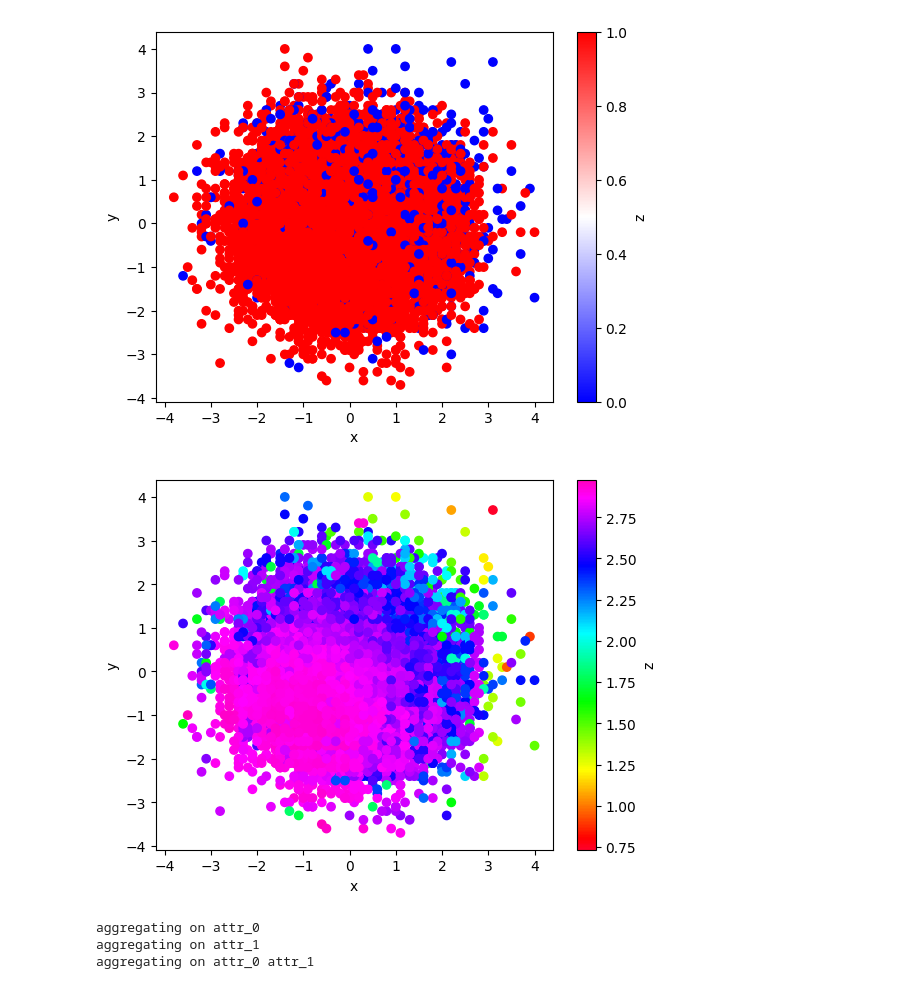
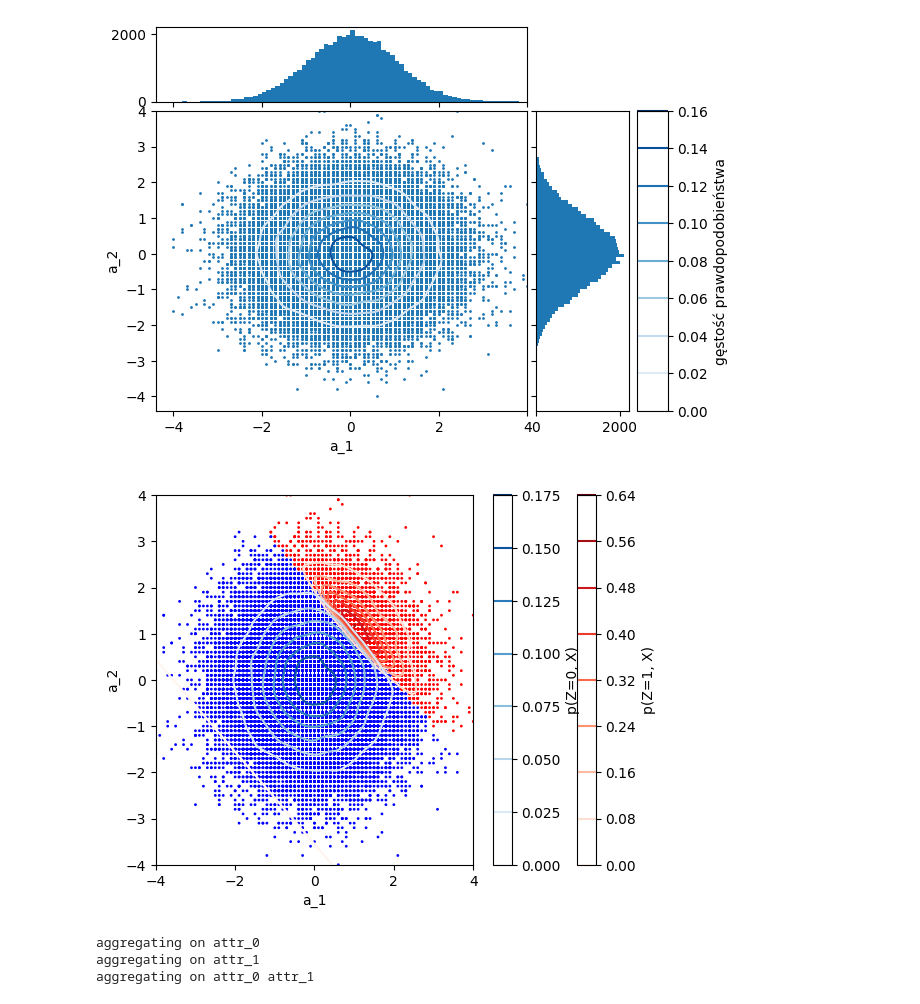
Before and after one commit to JakubDmochowski/Masters-Thesis-Aggregate-Observations, a Jupyter notebook: distribution_dependence.ipynb, the cells around one changed output. Cells and saved outputs as stored; diff of their text form; code cells hidden in the pictures.

Commit message:
Update everything, models use nll_loss, working version of learning from dependent observations

```diff
--- a/distribution_dependence.ipynb
+++ b/distribution_dependence.ipynb
@@ -4,7 +4,9 @@ from matplotlib import pyplot as plt
 import torch
 from data.dataset import Observation
 # %%
-num_entries = 20000
+RANDOM_SEED = 2022
+
+num_entries = 50000
 X_MIN = -4
 X_MAX = 4
 NUM_DIMS = 2
@@ -39,31 +121,27 @@ def val_2_func(x: list[float]) -> np.ndarray:
 # %%
 NUM_LABELS = 2
 data_x = np.ndarray(shape=(int(num_entries), NUM_DIMS))
-data_x[:,0] = np.around(np.random.normal(0, 1, num_entries), decimals=1)
-data_x[:,1] = np.around(np.random.normal(0, 1, num_entries), decimals=1)
+for i in range(NUM_DIMS):
+    data_x[:,i] = np.around(np.random.normal(0, 1, num_entries), decimals=1).astype(np.float32)
+# data_x[:,1] = np.around(np.random.normal(0, 1, num_entries), decimals=1)
 # data_x[:,2] = np.around(np.random.normal(0, 1, num_entries), decimals=1)
 # data_x_1 = np.ndarray(shape=(int(num_entries/2), NUM_DIMS))
 # data_x_2 = np.ndarray(shape=(int(num_entries/2), NUM_DIMS))
 # data_x_1[:,0] = np.around(np.random.normal(-2,0.6,int(num_entries/2)), decimals=1)
 # data_x_1[:,1] = np.around(np.random.normal(-1,0.6,int(num_entries/2)), decimals=1)
-# data_x_1[:,2] = np.around(np.random.triangular(-4,-1,4,int(num_entries/2)), decimals=1)
 # data_x_2[:,0] = np.around(np.random.normal(2, 0.6, int(num_entries/2)), decimals=1)
 # data_x_2[:,1] = np.around(np.random.normal(2, 0.6, int(num_entries/2)), decimals=1)
-# data_x_2[:,2] = np.around(np.random.triangular(-4,3,4,int(num_entries/2)), decimals=1)
 # data_x = np.concatenate((data_x_1, data_x_2), axis=0)
 data_x = np.where(data_x > X_MAX, np.full(data_x.shape, X_MAX), data_x)
 data_x = np.where(data_x < X_MIN, np.full(data_x.shape, X_MIN), data_x)
-data_y = np.ndarray(shape=(num_entries, NUM_LABELS))
+data_y = np.ndarray(shape=(num_entries, NUM_LABELS), dtype=np.float32)
 data_y[:, 0] = [val_func(x) for x in data_x]
 data_y[:, 1] = [val_2_func(x) for x in data_x]
 
-def plot(data_x, data_y, cmap = "gist_rainbow"):
-    fig, ax = plt.subplots()
-    scat = ax.scatter(x=data_x[:,0], y=data_x[:,1], c=data_y[:, 0], cmap=cmap)
-    ax.set_xlabel('x')
-    ax.set_ylabel('y')
-    fig.colorbar(scat, ax=ax, label='z')
-plot(data_x=data_x, data_y=data_y, cmap="bwr")
+# plot(data_x=data_x, data_y=data_y, cmap="bwr")
+plot_hist(data_x=data_x)
+plot_kde(data_x=data_x, data_y=data_y[:,0].reshape(-1))
 # %% [output]
-[figure, old version]
+[figure, new version]
+[figure, added]
 # %%
@@ -113,23 +192,27 @@ def generate_dependent_observations(data_x: torch.tensor, data_y: torch.tensor,
 
     return [obs_y, meta]
 # %%
-import itertools
-def get_data_y(data_x, data_y, dims: list[int], num_observations=10):
-    data_x = torch.tensor(data_x)
-    data_y = torch.tensor(data_y)
-    obs_y, meta = generate_dependent_observations(data_x, data_y, num_observations=num_observations, dims=dims)
-    for obs in meta:
-        for index in obs.entries_indices:
-            data_y[index] = obs_y[obs.value_vec_index]
-    return data_y.numpy()
-test_y = np.zeros(np.array(data_y).shape)
-for dim in range(NUM_DIMS):
-    test_y += get_data_y(data_x, data_y, [dim])
-for dim_ab in list(itertools.combinations(range(NUM_DIMS), 2)):
-    test_y += get_data_y(data_x, data_y, list(dim_ab))
-plot(data_x=data_x, data_y=test_y)
+# import itertools
+# def get_data_y(data_x, data_y, dims: list[int], dependent:int=True, num_observations=10):
+#     data_x = torch.tensor(data_x)
+#     data_y = torch.tensor(data_y)
+#     if dependent:
+#         obs_y, meta = generate_dependent_observations(data_x, data_y, num_observations=num_observations, dims=dims)
+#     else:
+#         obs_y, meta = generate_independent_observations(data_y, num_observations=num_observations)
+#     for obs in meta:
+#         for index in obs.entries_indices:
+#             data_y[index] = obs_y[obs.value_vec_index]
+#     return data_y.numpy()
+#
+# test_y = np.zeros(np.array(data_y).shape)
+# for dim in range(NUM_DIMS):
+#     test_y += get_data_y(data_x, data_y, [dim])
+# for dim_ab in list(itertools.combinations(range(NUM_DIMS), 2)):
+#     test_y += get_data_y(data_x, data_y, list(dim_ab))
+# test_y /= 3
+# plot(data_x=data_x, data_y=test_y) # what is generated
+# plot_kde(data_x=data_x, data_y=test_y[:,0].reshape(-1)) # what is generated
-# %% [output]
-[figure, removed]
 # %%
 import pandas as pd
 
```
Also changed, not shown: parts of 34 cells of this notebook, 10 other files.
